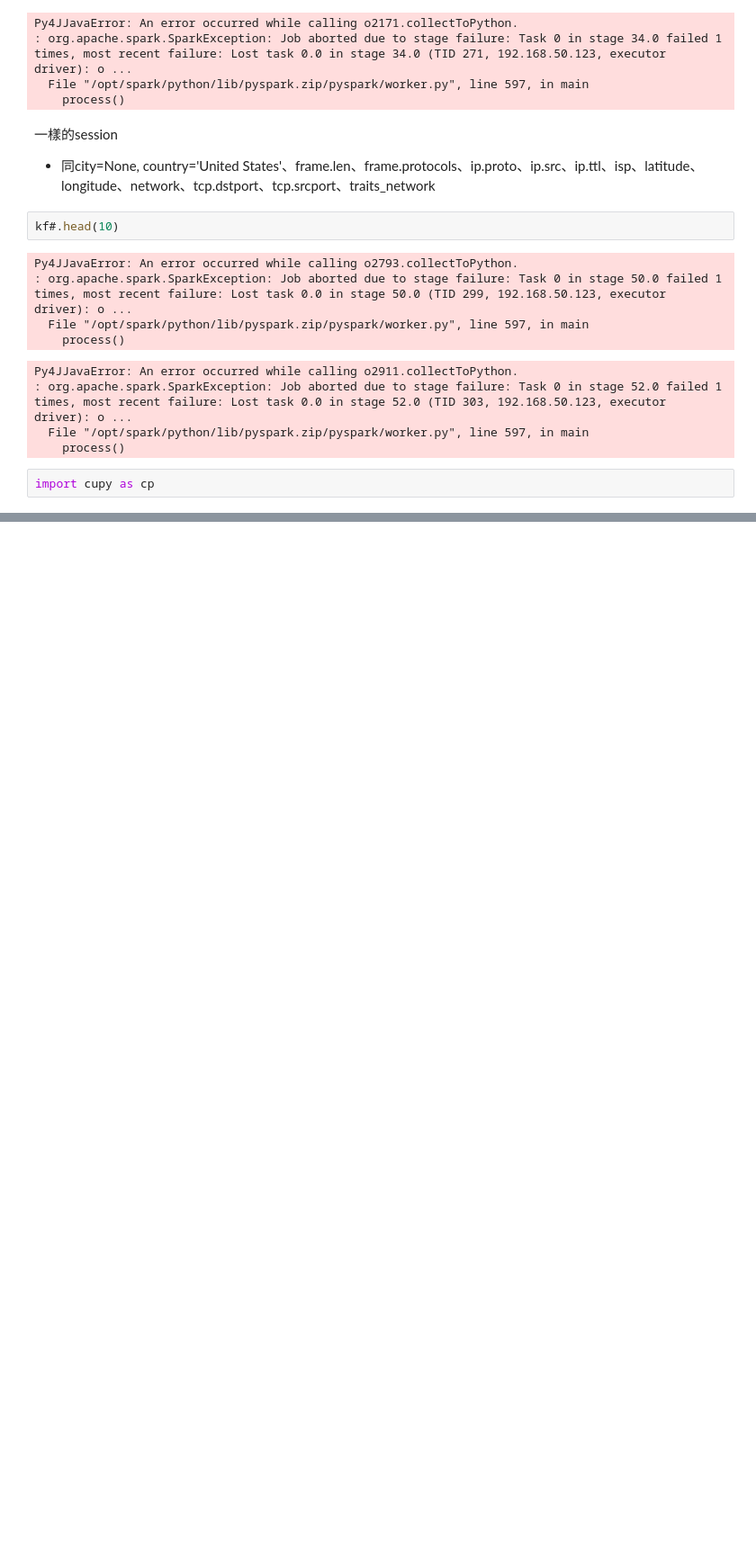
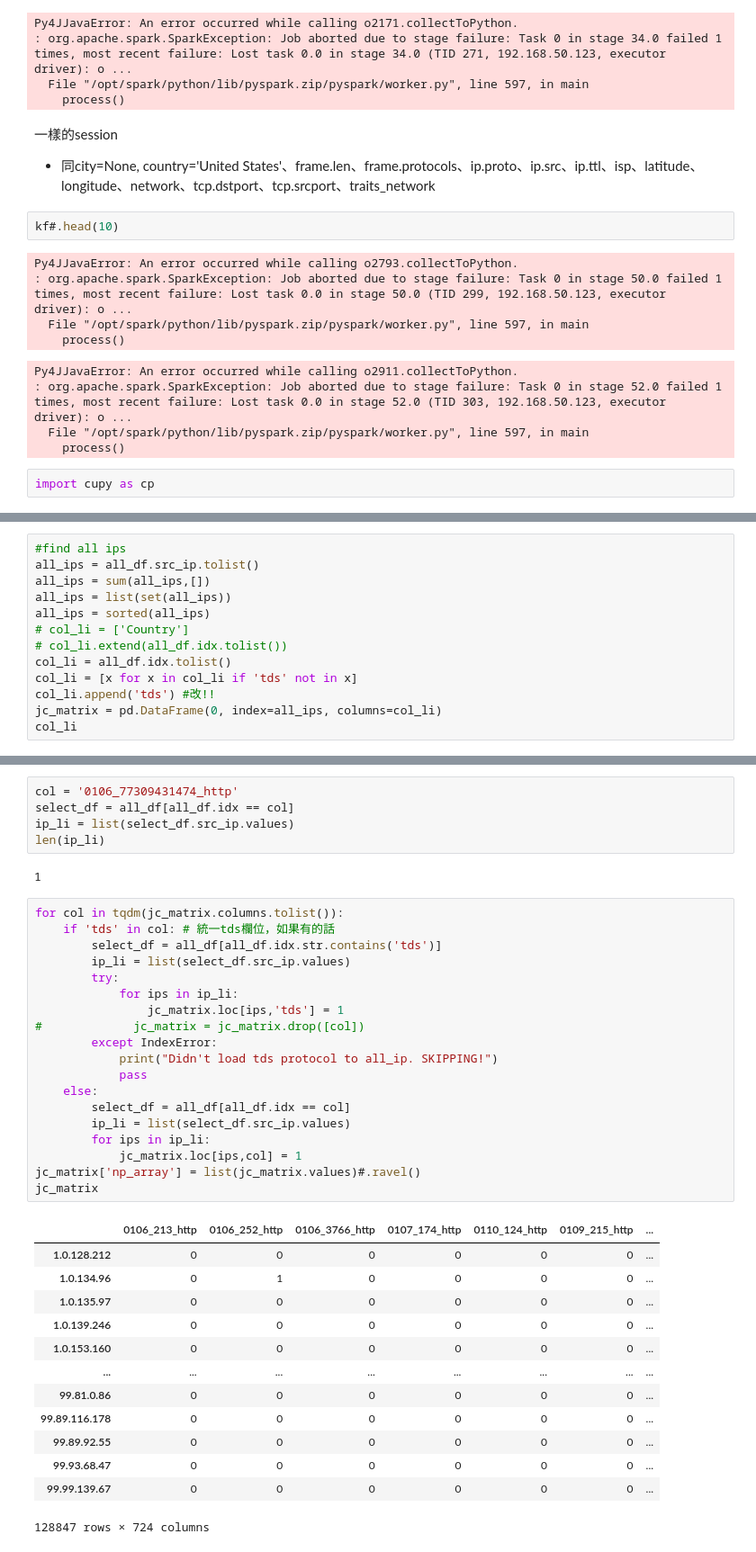
Before and after one commit to tychen5/Packet_Correlation, a Jupyter notebook: Playground_testCode/SparkTest.ipynb, the cells around one changed output, grey strips where cells are left out. Shown at 90% size. Drawn from its saved outputs; the diff is of its cells as text; blank space fills up the shorter version.

```diff
--- a/Playground_testCode/SparkTest.ipynb
+++ b/Playground_testCode/SparkTest.ipynb
@@ -744,0 +809,13 @@ import cupy as cp
+# %%
+#find all ips
+all_ips = all_df.src_ip.tolist()
+all_ips = sum(all_ips,[])
+all_ips = list(set(all_ips))
+all_ips = sorted(all_ips)
+# col_li = ['Country']
+# col_li.extend(all_df.idx.tolist())
+col_li = all_df.idx.tolist()
+col_li = [x for x in col_li if 'tds' not in x]
+col_li.append('tds') #改!!
+jc_matrix = pd.DataFrame(0, index=all_ips, columns=col_li)
+col_li
@@ -744,0 +846,40 @@ import cupy as cp
+# %%
+col = '0106_77309431474_http'
+select_df = all_df[all_df.idx == col]
+ip_li = list(select_df.src_ip.values)
+len(ip_li)
+# %% [output]
+1
+# %%
+for col in tqdm(jc_matrix.columns.tolist()):
+    if 'tds' in col: # 統一tds欄位，如果有的話
+        select_df = all_df[all_df.idx.str.contains('tds')]
+        ip_li = list(select_df.src_ip.values)
+        try:
+            for ips in ip_li:
+                jc_matrix.loc[ips,'tds'] = 1
+#             jc_matrix = jc_matrix.drop([col])
+        except IndexError:
+            print("Didn't load tds protocol to all_ip. SKIPPING!")
+            pass
+    else:
+        select_df = all_df[all_df.idx == col]
+        ip_li = list(select_df.src_ip.values)
+        for ips in ip_li:
+            jc_matrix.loc[ips,col] = 1
+jc_matrix['np_array'] = list(jc_matrix.values)#.ravel()
+jc_matrix
+# %% [output]
+|  | 0106_213_http | 0106_252_http | 0106_3766_http | 0107_174_http | 0110_124_http | 0109_215_http | ... |
+| 1.0.128.212 | 0 | 0 | 0 | 0 | 0 | 0 | ... |
+| 1.0.134.96 | 0 | 1 | 0 | 0 | 0 | 0 | ... |
+| 1.0.135.97 | 0 | 0 | 0 | 0 | 0 | 0 | ... |
+| 1.0.139.246 | 0 | 0 | 0 | 0 | 0 | 0 | ... |
+| 1.0.153.160 | 0 | 0 | 0 | 0 | 0 | 0 | ... |
+| ... | ... | ... | ... | ... | ... | ... | ... |
+| 99.81.0.86 | 0 | 0 | 0 | 0 | 0 | 0 | ... |
+| 99.89.116.178 | 0 | 0 | 0 | 0 | 0 | 0 | ... |
+| 99.89.92.55 | 0 | 0 | 0 | 0 | 0 | 0 | ... |
+| 99.93.68.47 | 0 | 0 | 0 | 0 | 0 | 0 | ... |
+| 99.99.139.67 | 0 | 0 | 0 | 0 | 0 | 0 | ... |
+128847 rows × 724 columns
```
Also changed, not shown: parts of 10 cells of this notebook, 9 other files.
